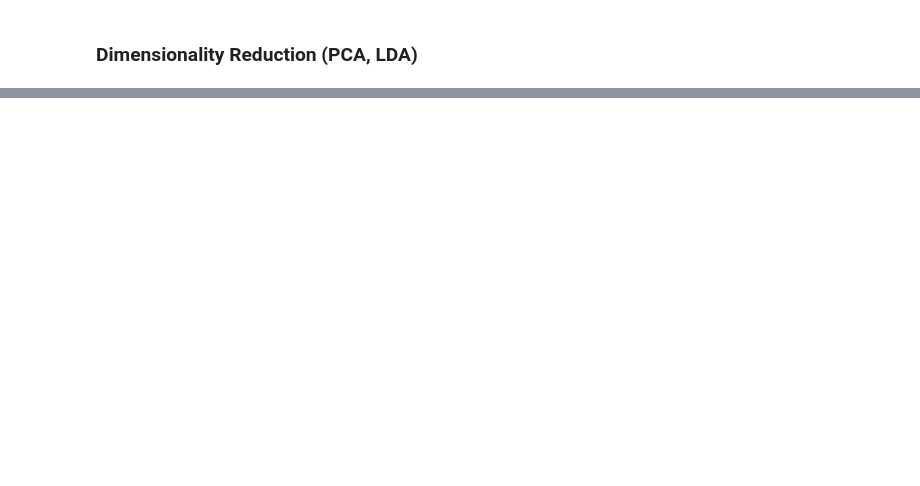
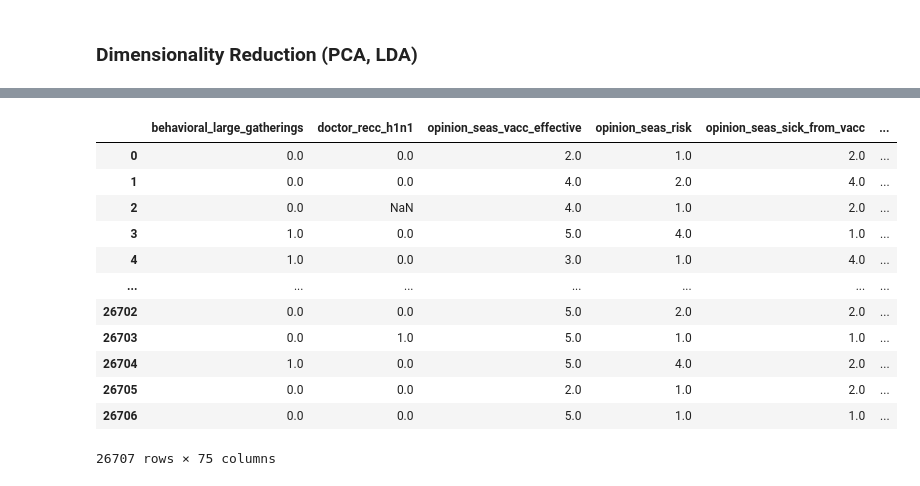
Before and after one commit to SteveG365/FluShot, a Jupyter notebook: Notebooks/EDA.ipynb, the cells around one changed output, grey strips where cells are left out. Saved outputs shown, nothing was run; the diff lists cells and outputs as text; code cells hidden in the pictures; blank space fills up the shorter version.

```diff
--- a/Notebooks/EDA.ipynb
+++ b/Notebooks/EDA.ipynb
@@ -131,0 +202,2 @@ sns.pairplot(X_train)
+# %%
+X_train_enc = pd.get_dummies(X_train, columns=cat_preds, drop_first=True)
@@ -131,0 +242,16 @@ sns.pairplot(X_train)
+# %%
+X_train_enc.drop(numeric_preds, axis=1)
+# %% [output]
+|  | behavioral_large_gatherings | doctor_recc_h1n1 | opinion_seas_vacc_effective | opinion_seas_risk | opinion_seas_sick_from_vacc | ... |
+| 0 | 0.0 | 0.0 | 2.0 | 1.0 | 2.0 | ... |
+| 1 | 0.0 | 0.0 | 4.0 | 2.0 | 4.0 | ... |
+| 2 | 0.0 | NaN | 4.0 | 1.0 | 2.0 | ... |
+| 3 | 1.0 | 0.0 | 5.0 | 4.0 | 1.0 | ... |
+| 4 | 1.0 | 0.0 | 3.0 | 1.0 | 4.0 | ... |
+| ... | ... | ... | ... | ... | ... | ... |
+| 26702 | 0.0 | 0.0 | 5.0 | 2.0 | 2.0 | ... |
+| 26703 | 0.0 | 1.0 | 5.0 | 1.0 | 1.0 | ... |
+| 26704 | 1.0 | 0.0 | 5.0 | 4.0 | 2.0 | ... |
+| 26705 | 0.0 | 0.0 | 2.0 | 1.0 | 2.0 | ... |
+| 26706 | 0.0 | 0.0 | 5.0 | 1.0 | 1.0 | ... |
+26707 rows × 75 columns
```
Also changed, not shown: parts of 20 cells of this notebook, 1 other file.
